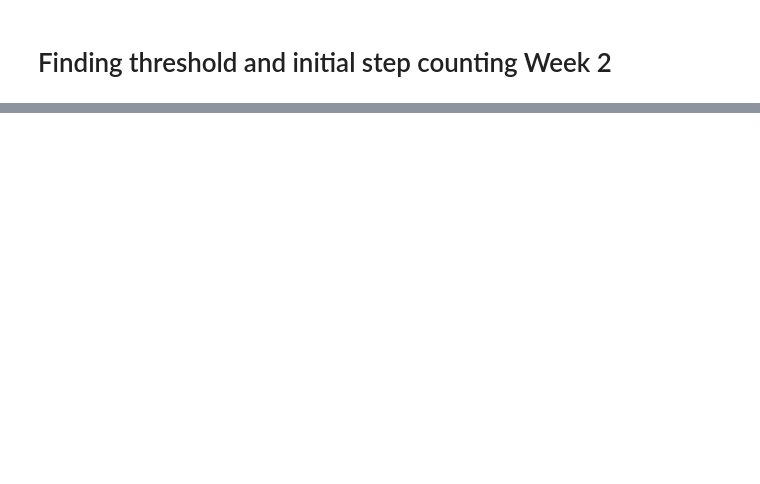
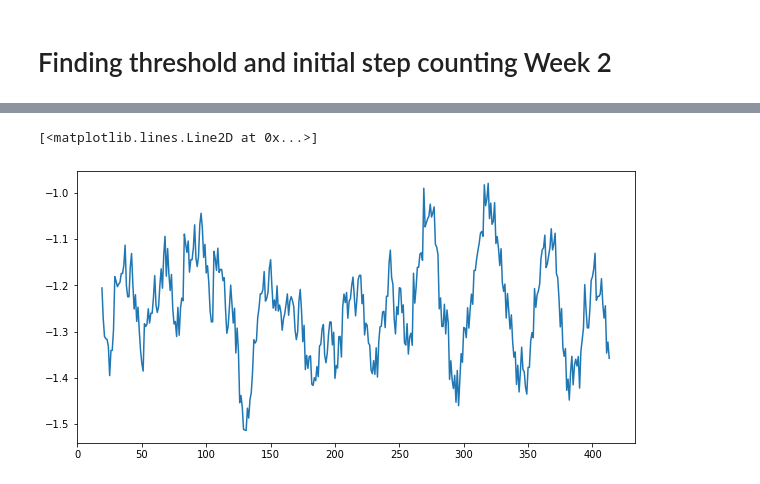
Before and after one commit to blancafs/IOTCw, a Jupyter notebook: SensorData/notebooks/Thresholding-Ari.ipynb, the cells around one changed output, grey strips where cells are left out. Cells and saved outputs as stored; diff of their text form; code cells hidden in the pictures; blank space fills up the shorter version.

```diff
--- a/SensorData/notebooks/Thresholding-Ari.ipynb
+++ b/SensorData/notebooks/Thresholding-Ari.ipynb
@@ -75,3 +75,10 @@ plt.show()
+# %%
+temp = xacc_df['accel_x'].rolling(window=20).mean()
+fig = plt.figure(figsize=(10,5))
+plt.plot(temp)
+# %% [output]
+[<matplotlib.lines.Line2D at 0x...>]
+[figure, added]
 # %%
 # apply butter filter
 #import count_steps
```
Also changed, not shown: parts of 6 cells of this notebook, 4 other files.
